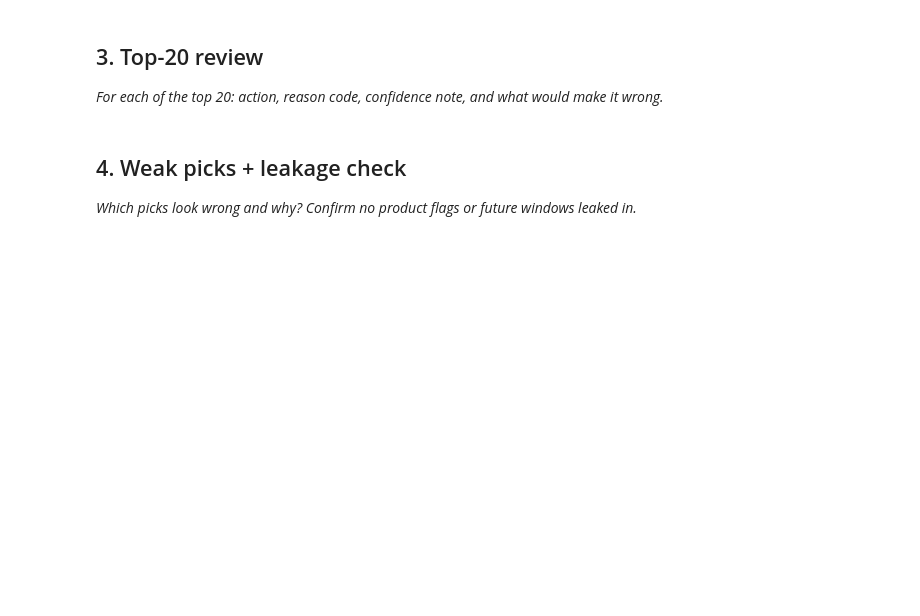
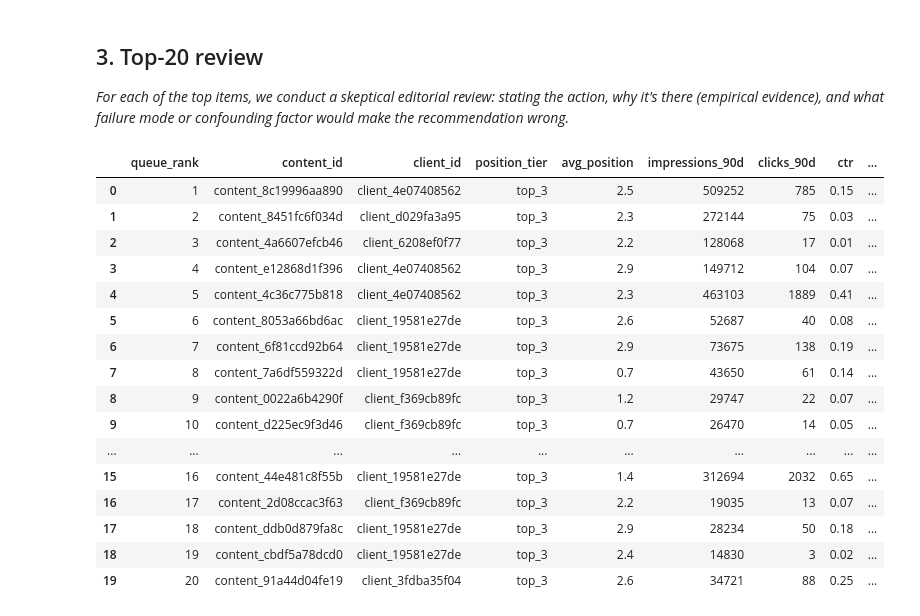
Before and after one commit to moath177/flyrank, a Jupyter notebook: work/notebooks/w04_baseline_score.ipynb, the cells around one changed output. Cells and saved outputs as stored; diff of their text form; code cells hidden in the pictures; blank space fills up the shorter version.

Commit message:
ML-07: build baseline action score, audit signals, and top-20 review

```diff
--- a/work/notebooks/w04_baseline_score.ipynb
+++ b/work/notebooks/w04_baseline_score.ipynb
@@ -12,0 +8,25 @@ This skeleton is yours to fill. Work the sections **in order** — each one has
+# %%
+import os, sys, subprocess, json
+import pandas as pd, numpy as np
+
+# Colab / local environment setup
+IN_COLAB = "google.colab" in sys.modules
+REPO_URL = "https://github.com/flyrank-bih/flyrank-ml-internship-starter"
+REPO_DIR = "flyrank-ml-internship-starter"
+
+if IN_COLAB:
+    if not os.path.isdir(REPO_DIR):
+        subprocess.run(["git", "clone", "--depth", "1", REPO_URL, REPO_DIR], check=True)
+    os.chdir(REPO_DIR)
+    subprocess.run([sys.executable, "-m", "pip", "install", "-q", "-r", "requirements.txt"], check=True)
+elif os.path.basename(os.getcwd()) == "notebooks":
+    os.chdir("../..")
+elif os.path.basename(os.getcwd()) == "work":
+    os.chdir("..")
+
+print("Working dir:", os.getcwd())
+assert os.path.exists("data/raw/content_refresh_anonymized.csv"), "starter CSV not found — are you at the repo root?"
+print("Starter data found. Loading dataset...")
+
+df = pd.read_csv("data/raw/content_refresh_anonymized.csv")
+print(f"Loaded {len(df):,} rows x {len(df.columns)} columns.")
@@ -17,8 +240,32 @@ This skeleton is yours to fill. Work the sections **in order** — each one has
 # %% [markdown]
 ## 3. Top-20 review
 
-*For each of the top 20: action, reason code, confidence note, and what would make it wrong.*
+*For each of the top items, we conduct a skeptical editorial review: stating the action, why it's there (empirical evidence), and what failure mode or confounding factor would make the recommendation wrong.*
-# %% [markdown]
-## 4. Weak picks + leakage check
-
-*Which picks look wrong and why? Confirm no product flags or future windows leaked in.*
+# %%
+# Display the top 20 queue rows with full diagnostic columns
+cols_diagnostic = [
+    "queue_rank", "content_id", "client_id", "position_tier", "avg_position",
+    "impressions_90d", "clicks_90d", "ctr", "expected_ctr", "opportunity_gap",
+    "baseline_score", "reason_code", "action_label", "content_type", "main_intent",
+    "word_count", "engagement_rate", "scroll_rate"
+]
+top20_df = queue[cols_diagnostic].head(20)
+display(top20_df)
+# %% [output]
+|  | queue_rank | content_id | client_id | position_tier | avg_position | impressions_90d | clicks_90d | ctr | ... |
+| 0 | 1 | content_8c19996aa890 | client_4e07408562 | top_3 | 2.5 | 509252 | 785 | 0.15 | ... |
+| 1 | 2 | content_8451fc6f034d | client_d029fa3a95 | top_3 | 2.3 | 272144 | 75 | 0.03 | ... |
+| 2 | 3 | content_4a6607efcb46 | client_6208ef0f77 | top_3 | 2.2 | 128068 | 17 | 0.01 | ... |
+| 3 | 4 | content_e12868d1f396 | client_4e07408562 | top_3 | 2.9 | 149712 | 104 | 0.07 | ... |
+| 4 | 5 | content_4c36c775b818 | client_4e07408562 | top_3 | 2.3 | 463103 | 1889 | 0.41 | ... |
+| 5 | 6 | content_8053a66bd6ac | client_19581e27de | top_3 | 2.6 | 52687 | 40 | 0.08 | ... |
+| 6 | 7 | content_6f81ccd92b64 | client_19581e27de | top_3 | 2.9 | 73675 | 138 | 0.19 | ... |
+| 7 | 8 | content_7a6df559322d | client_19581e27de | top_3 | 0.7 | 43650 | 61 | 0.14 | ... |
+| 8 | 9 | content_0022a6b4290f | client_f369cb89fc | top_3 | 1.2 | 29747 | 22 | 0.07 | ... |
+| 9 | 10 | content_d225ec9f3d46 | client_f369cb89fc | top_3 | 0.7 | 26470 | 14 | 0.05 | ... |
+| ... | ... | ... | ... | ... | ... | ... | ... | ... | ... |
+| 15 | 16 | content_44e481c8f55b | client_19581e27de | top_3 | 1.4 | 312694 | 2032 | 0.65 | ... |
+| 16 | 17 | content_2d08ccac3f63 | client_f369cb89fc | top_3 | 2.2 | 19035 | 13 | 0.07 | ... |
+| 17 | 18 | content_ddb0d879fa8c | client_19581e27de | top_3 | 2.9 | 28234 | 50 | 0.18 | ... |
+| 18 | 19 | content_cbdf5a78dcd0 | client_19581e27de | top_3 | 2.4 | 14830 | 3 | 0.02 | ... |
+| 19 | 20 | content_91a44d04fe19 | client_3fdba35f04 | top_3 | 2.6 | 34721 | 88 | 0.25 | ... |
```
Also changed, not shown: parts of 14 cells of this notebook, 1 other file.
